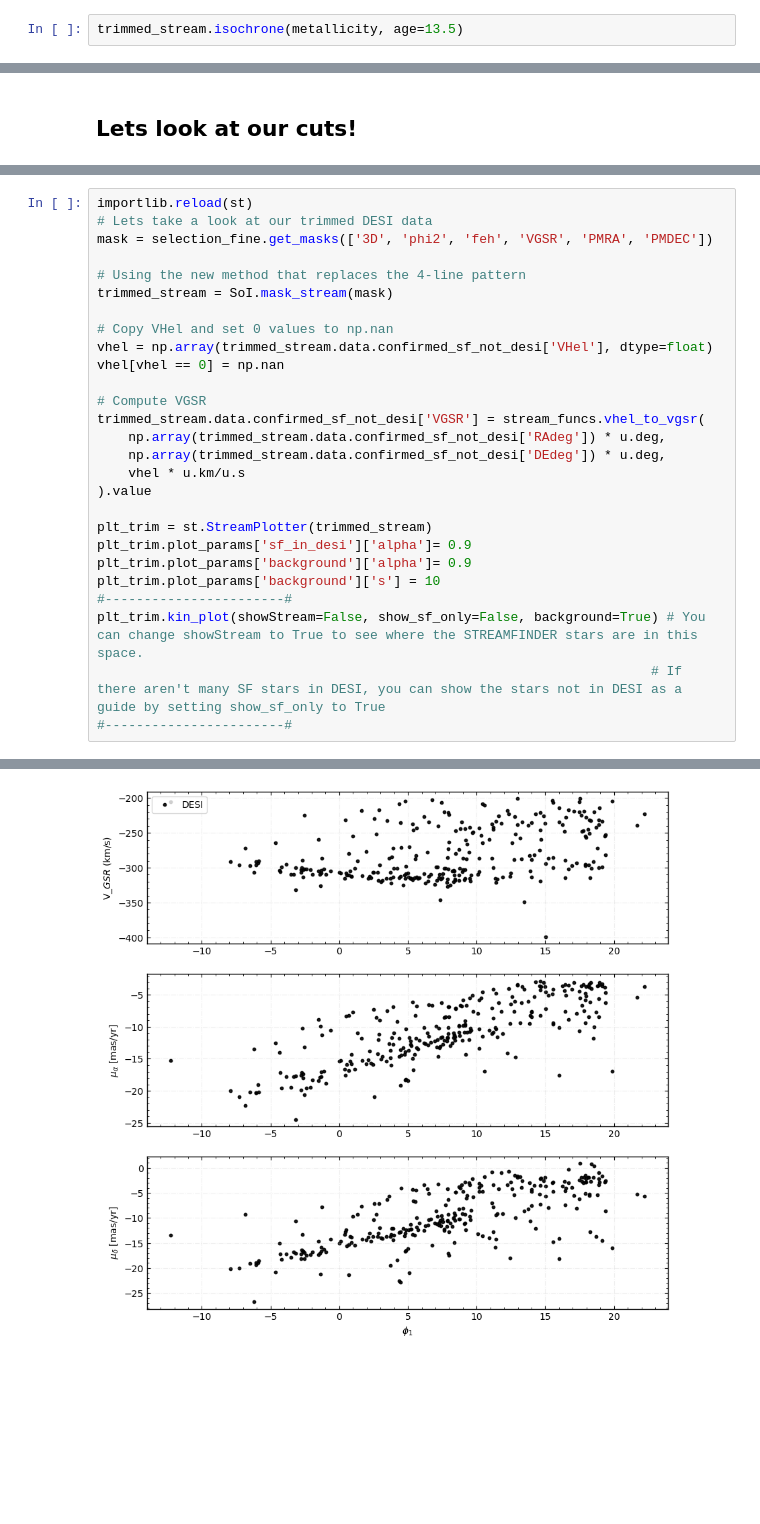
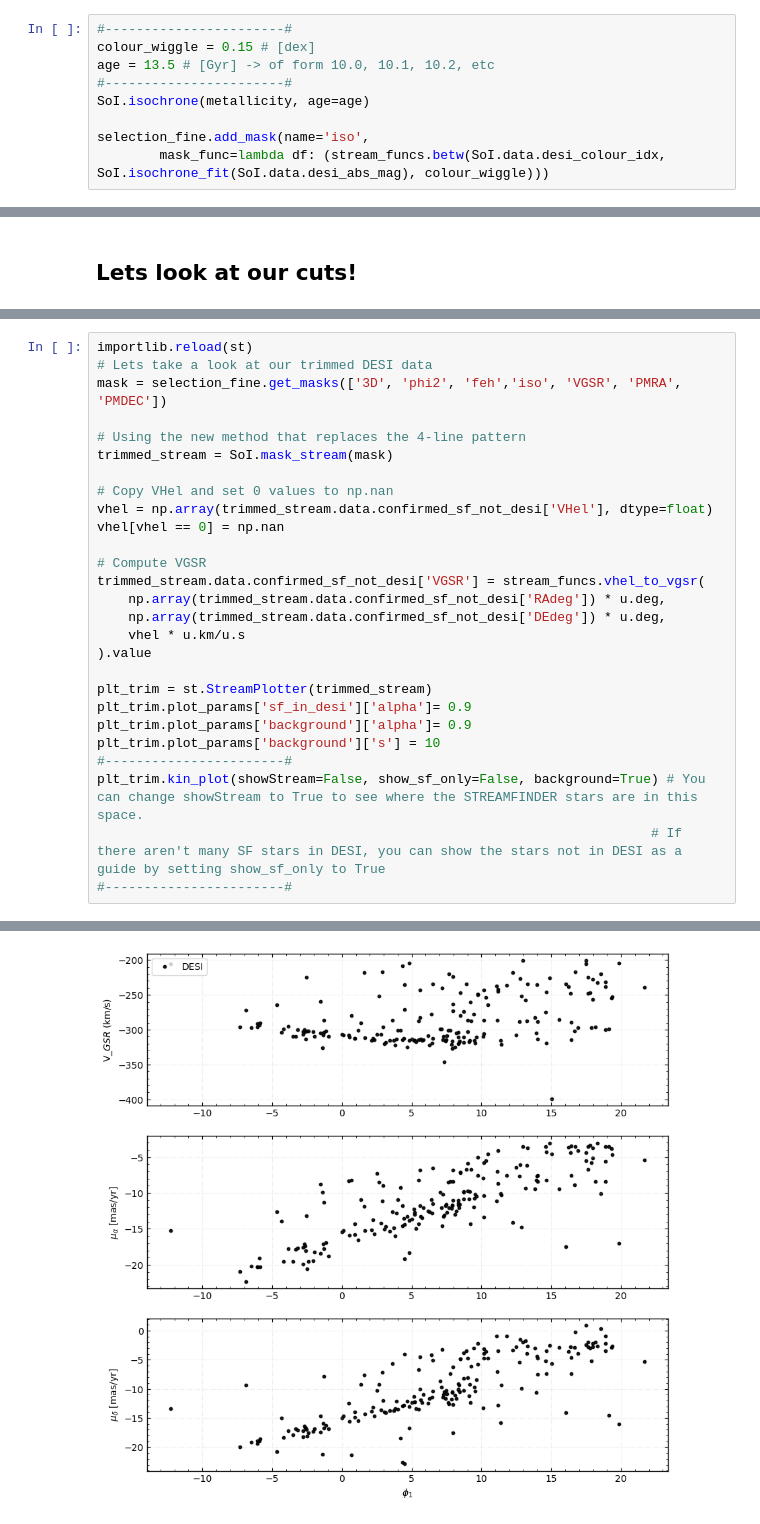
Before and after one commit to nassmohammed/DESI-DR1_streamTutorial, a Jupyter notebook: streamTutorial.ipynb, the cells around one changed output, grey strips where cells are left out. Saved outputs shown, nothing was run; the diff lists cells and outputs as text; blank space fills up the shorter version.

```diff
--- a/streamTutorial.ipynb
+++ b/streamTutorial.ipynb
@@ -275,5 +274,12 @@ Lets try to fit an isochrone to the STREAMFINDER stars
 # %%
-trimmed_stream.isochrone(metallicity, age=13.5)
+#-----------------------#
+colour_wiggle = 0.15 # [dex]
+age = 13.5 # [Gyr] -> of form 10.0, 10.1, 10.2, etc
+#-----------------------#
+SoI.isochrone(metallicity, age=age)
+
+selection_fine.add_mask(name='iso',
+        mask_func=lambda df: (stream_funcs.betw(SoI.data.desi_colour_idx, SoI.isochrone_fit(SoI.data.desi_abs_mag), colour_wiggle)))
 # %% [output]
 using ./data/dotter/iso_a13.5_z0.00006.dat
 Using distance gradient
@@ -365,7 +392,7 @@ Active masks:
 # %%
 importlib.reload(st)
 # Lets take a look at our trimmed DESI data
-mask = selection_fine.get_masks(['3D', 'phi2', 'feh', 'VGSR', 'PMRA', 'PMDEC'])
+mask = selection_fine.get_masks(['3D', 'phi2', 'feh','iso', 'VGSR', 'PMRA', 'PMDEC'])
 
 # Using the new method that replaces the 4-line pattern
 trimmed_stream = SoI.mask_stream(mask)
@@ -411,4 +432,4 @@ Stars only in SF3: 173
-[figure, old version]
+[figure, new version]
 # %% [markdown]
 Lets look at an example of a stream (Sylgr-I21) being spotted once our initial cuts have been made. We can see lines of overdensities in all three kinematic dimensions!
 
```
Also changed, not shown: parts of 13 cells of this notebook, 1 other file.
